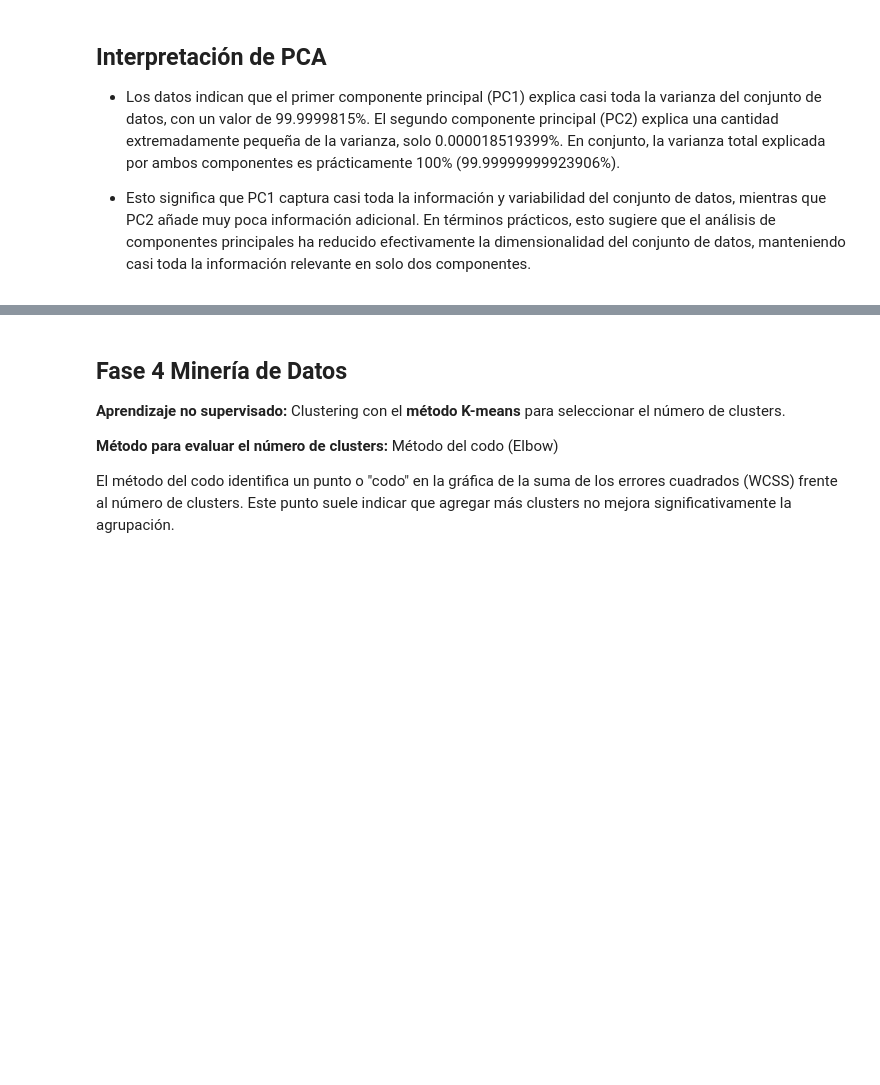
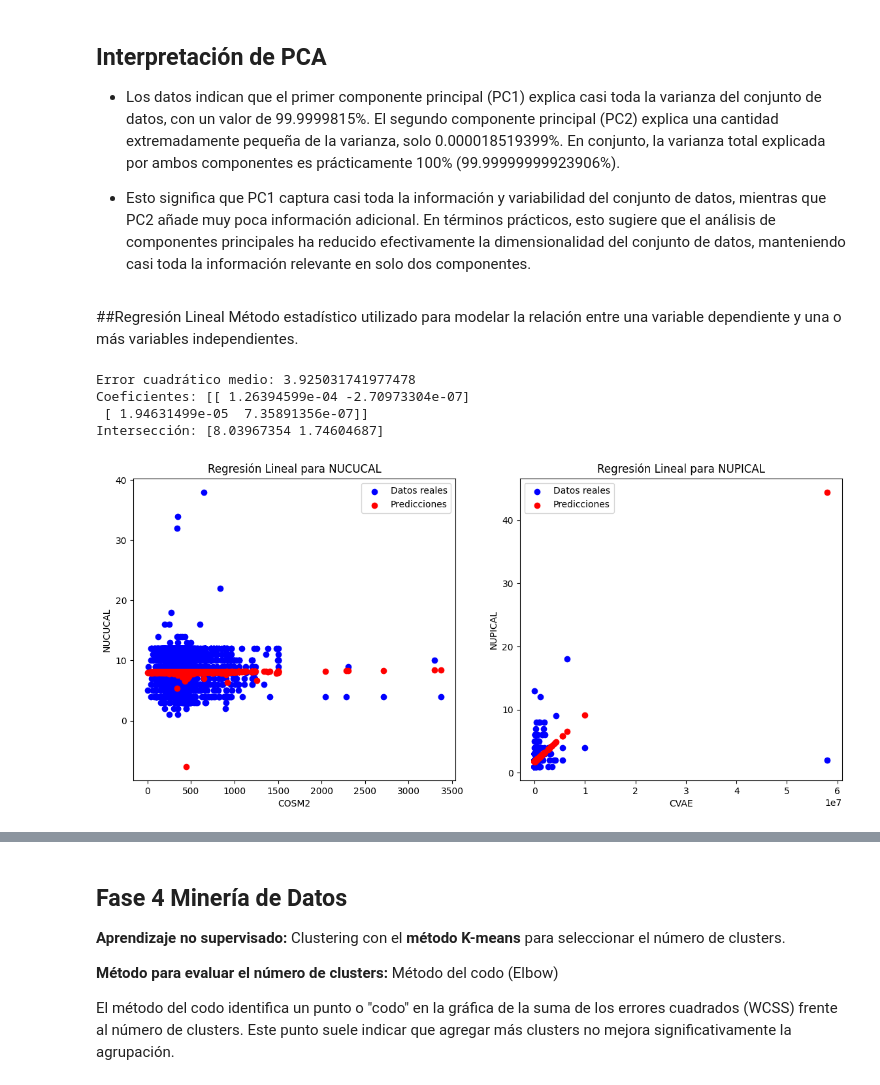
Before and after one commit to mabalda85/Machine_Learning_G5, a Jupyter notebook: Grupo_5_MachineLearning_AlbertoBalda__DouglasPichucho_Freddy_Espinel_RandySaltos.ipynb, the cells around one changed output, grey strips where cells are left out. Cells and saved outputs as stored; diff of their text form; code cells hidden in the pictures; blank space fills up the shorter version.

```diff
--- a/Grupo_5_MachineLearning_AlbertoBalda__DouglasPichucho_Freddy_Espinel_RandySaltos.ipynb
+++ b/Grupo_5_MachineLearning_AlbertoBalda__DouglasPichucho_Freddy_Espinel_RandySaltos.ipynb
@@ -109,6 +110,9 @@ df_clean = df.fillna(method='ffill')
 # Conversión de fechas
 df_clean['fper'] = pd.to_datetime(df_clean['fper'], format='%d/%m/%Y', errors='coerce')
 
+# Eliminar filas con valores NaN en las columnas relevantes
+df = df.dropna(subset=['COSM2', 'CVAE', 'NUCUCAL', 'NUPICAL'])
+
 # Verificar otra vez la estructura
 df_clean.info()
 # %% [output]
@@ -183,3 +187,56 @@ Varianza total explicada:  0.9999999999923906
 * Los datos indican que el primer componente principal (PC1) explica casi toda la varianza del conjunto de datos, con un valor de 99.9999815%. El segundo componente principal (PC2) explica una cantidad extremadamente pequeña de la varianza, solo 0.000018519399%. En conjunto, la varianza total explicada por ambos componentes es prácticamente 100% (99.99999999923906%).
 
 * Esto significa que PC1 captura casi toda la información y variabilidad del conjunto de datos, mientras que PC2 añade muy poca información adicional. En términos prácticos, esto sugiere que el análisis de componentes principales ha reducido efectivamente la dimensionalidad del conjunto de datos, manteniendo casi toda la información relevante en solo dos componentes.
+# %% [markdown]
+##Regresión Lineal
+Método estadístico utilizado para modelar la relación entre una variable dependiente y una o más variables independientes.
+# %%
+
+# Seleccionar las variables independientes y dependientes
+X = df[['COSM2', 'CVAE']]
+Y = df[['NUCUCAL', 'NUPICAL']]
+
+# Dividir los datos en conjuntos de entrenamiento y prueba
+X_train, X_test, Y_train, Y_test = train_test_split(X, Y, test_size=0.2, random_state=42)
+
+# Crear el modelo de regresión lineal
+model = LinearRegression()
+
+# Entrenar el modelo
+model.fit(X_train, Y_train)
+
+# Hacer predicciones
+Y_pred = model.predict(X_test)
+
+# Graficar la regresión lineal para cada variable dependiente
+fig, axs = plt.subplots(1, 2, figsize=(14, 6))
+
+# Evaluar el modelo
+mse = mean_squared_error(Y_test, Y_pred)
+print(f'Error cuadrático medio: {mse}')
+print(f'Coeficientes: {model.coef_}')
+print(f'Intersección: {model.intercept_}')
+
+# Graficar para NUCUCAL
+axs[0].scatter(X_test['COSM2'], Y_test['NUCUCAL'], color='blue', label='Datos reales')
+axs[0].scatter(X_test['COSM2'], Y_pred[:, 0], color='red', label='Predicciones')
+axs[0].set_title('Regresión Lineal para NUCUCAL')
+axs[0].set_xlabel('COSM2')
+axs[0].set_ylabel('NUCUCAL')
+axs[0].legend()
+
+# Graficar para NUPICAL
+axs[1].scatter(X_test['CVAE'], Y_test['NUPICAL'], color='blue', label='Datos reales')
+axs[1].scatter(X_test['CVAE'], Y_pred[:, 1], color='red', label='Predicciones')
+axs[1].set_title('Regresión Lineal para NUPICAL')
+axs[1].set_xlabel('CVAE')
+axs[1].set_ylabel('NUPICAL')
+axs[1].legend()
+
+plt.show()
+# %% [output]
+Error cuadrático medio: 3.925031741977478
+Coeficientes: [[ 1.26394599e-04 -2.70973304e-07]
+ [ 1.94631499e-05  7.35891356e-07]]
+Intersección: [8.03967354 1.74604687]
+[figure, added]
```
Also changed, not shown: parts of 3 cells of this notebook.
